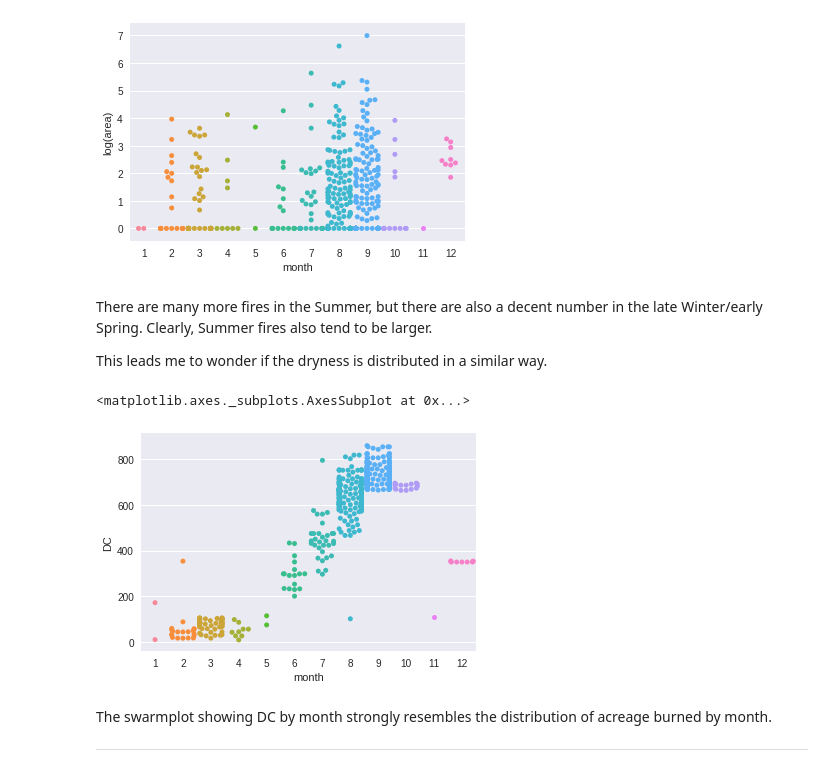
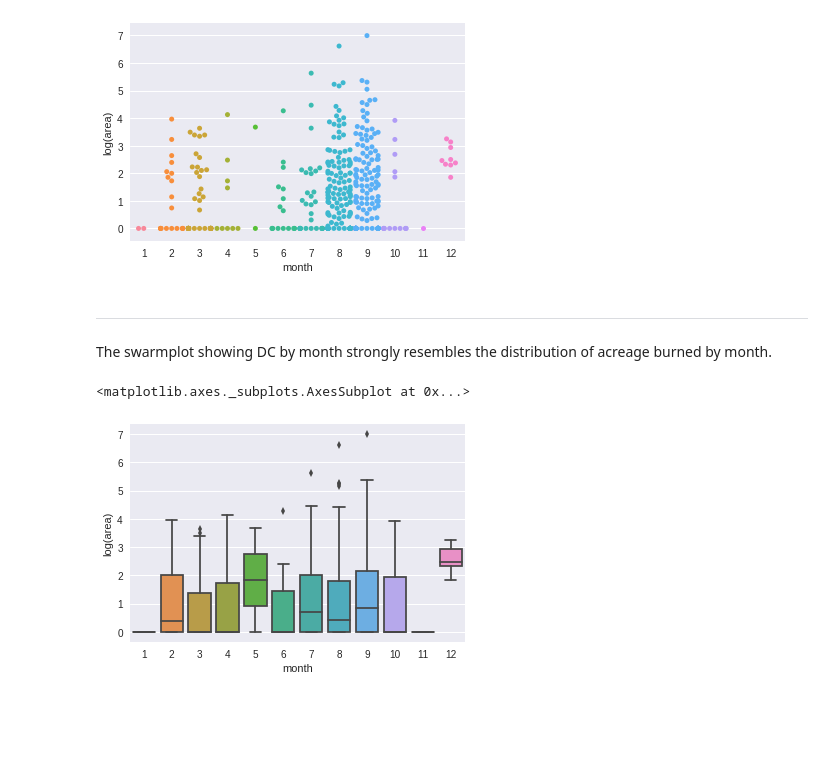
Before and after one commit to davidjwatts/portuguese_fires, a Jupyter notebook: Data Story.ipynb, the cells around one changed output. Drawn from its saved outputs; the diff is of its cells as text; code cells hidden in the pictures; blank space fills up the shorter version.

Commit message:
Add to data story

```diff
--- a/Data Story.ipynb
+++ b/Data Story.ipynb
@@ -16,2 +8,4 @@ df['log(area)'] = np.log(df['area']+1)
+# %%
+df = utils.wrangle()
 # %% [markdown]
 # Questions & Answers
@@ -50,15 +60,11 @@ sns.swarmplot(x='month',y='log(area)', data=df)
 # %% [output]
 <matplotlib.axes._subplots.AxesSubplot at 0x...>
 [figure]
-# %% [markdown]
-There are many more fires in the Summer, but there are also a decent number in the late Winter/early Spring. Clearly, Summer fires also tend to be larger.
-
-This leads me to wonder if the dryness is distributed in a similar way.
+# %% [markdown]
+___
+The swarmplot showing DC by month strongly resembles the distribution of acreage burned by month.
 # %%
-sns.swarmplot(x='month',y='DC', data=df)
+sns.boxplot(x='month',y='log(area)', data=df)
 # %% [output]
 <matplotlib.axes._subplots.AxesSubplot at 0x...>
-[figure, old version]
+[figure, new version]
-# %% [markdown]
-The swarmplot showing DC by month strongly resembles the distribution of acreage burned by month.
-___
```
Also changed, not shown: parts of 16 cells of this notebook, 1 other file.
